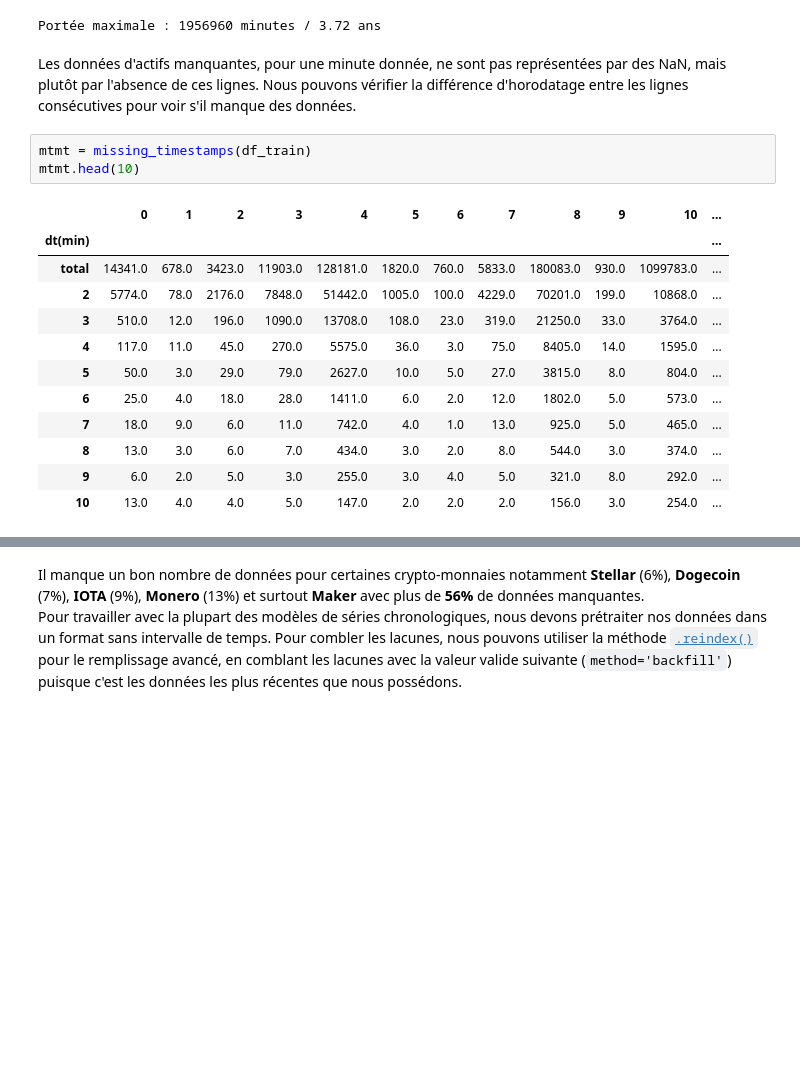
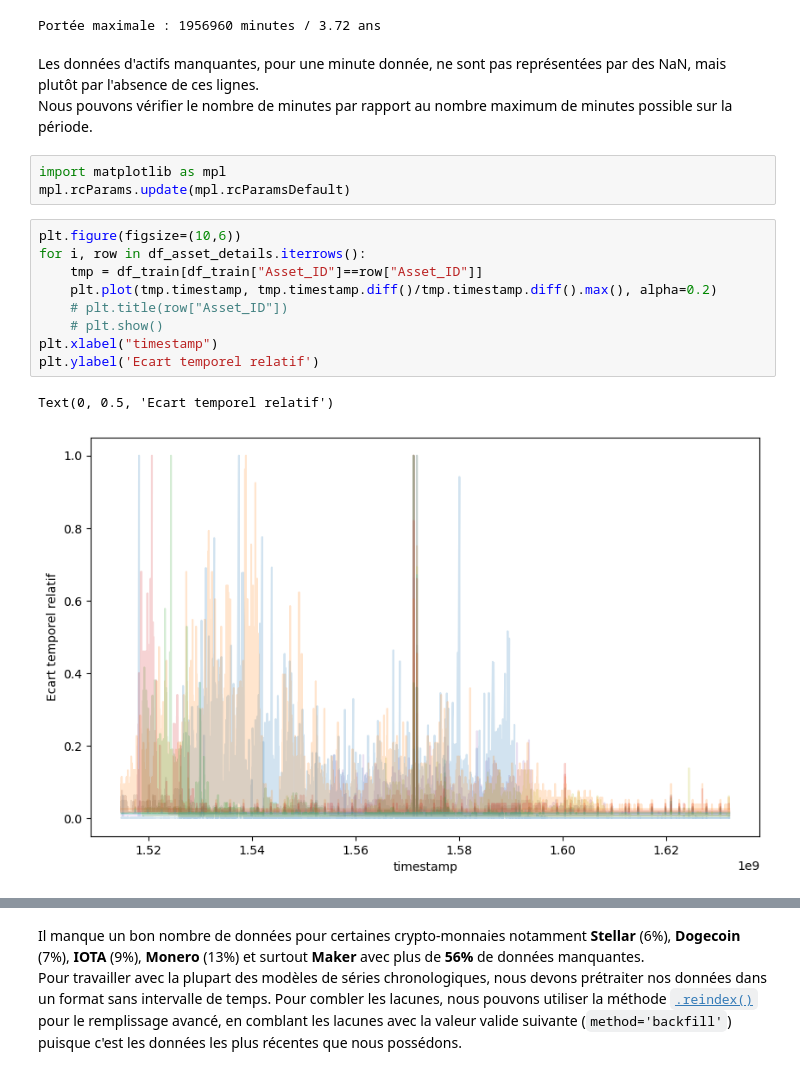
Before and after one commit to mGolos/Forecasting, a Jupyter notebook: exploration.ipynb, the cells around one changed output, grey strips where cells are left out. Cells and saved outputs as stored; diff of their text form; blank space fills up the shorter version.

```diff
--- a/exploration.ipynb
+++ b/exploration.ipynb
@@ -133,21 +111,20 @@ print(f"Portée maximale : {t_range} minutes / {t_range/60/24/365.25:.2f} ans")
 Portée maximale : 1956960 minutes / 3.72 ans
 # %% [markdown]
 Les données d'actifs manquantes, pour une minute donnée, ne sont pas représentées par des NaN, mais plutôt par l'absence de ces lignes.
-Nous pouvons vérifier la différence d'horodatage entre les lignes consécutives pour voir s'il manque des données.
+Nous pouvons vérifier le nombre de minutes par rapport au nombre maximum de minutes possible sur la période.
-# %%
-mtmt = missing_timestamps(df_train)
-mtmt.head(10)
-# %% [output]
-|  | 0 | 1 | 2 | 3 | 4 | 5 | 6 | 7 | 8 | 9 | 10 | ... |
-| dt(min) |  |  |  |  |  |  |  |  |  |  |  | ... |
-| total | 14341.0 | 678.0 | 3423.0 | 11903.0 | 128181.0 | 1820.0 | 760.0 | 5833.0 | 180083.0 | 930.0 | 1099783.0 | ... |
-| 2 | 5774.0 | 78.0 | 2176.0 | 7848.0 | 51442.0 | 1005.0 | 100.0 | 4229.0 | 70201.0 | 199.0 | 10868.0 | ... |
-| 3 | 510.0 | 12.0 | 196.0 | 1090.0 | 13708.0 | 108.0 | 23.0 | 319.0 | 21250.0 | 33.0 | 3764.0 | ... |
-| 4 | 117.0 | 11.0 | 45.0 | 270.0 | 5575.0 | 36.0 | 3.0 | 75.0 | 8405.0 | 14.0 | 1595.0 | ... |
-| 5 | 50.0 | 3.0 | 29.0 | 79.0 | 2627.0 | 10.0 | 5.0 | 27.0 | 3815.0 | 8.0 | 804.0 | ... |
-| 6 | 25.0 | 4.0 | 18.0 | 28.0 | 1411.0 | 6.0 | 2.0 | 12.0 | 1802.0 | 5.0 | 573.0 | ... |
-| 7 | 18.0 | 9.0 | 6.0 | 11.0 | 742.0 | 4.0 | 1.0 | 13.0 | 925.0 | 5.0 | 465.0 | ... |
-| 8 | 13.0 | 3.0 | 6.0 | 7.0 | 434.0 | 3.0 | 2.0 | 8.0 | 544.0 | 3.0 | 374.0 | ... |
-| 9 | 6.0 | 2.0 | 5.0 | 3.0 | 255.0 | 3.0 | 4.0 | 5.0 | 321.0 | 8.0 | 292.0 | ... |
-| 10 | 13.0 | 4.0 | 4.0 | 5.0 | 147.0 | 2.0 | 2.0 | 2.0 | 156.0 | 3.0 | 254.0 | ... |
+# %%
+import matplotlib as mpl
+mpl.rcParams.update(mpl.rcParamsDefault)
+# %%
+plt.figure(figsize=(10,6))
+for i, row in df_asset_details.iterrows():
+    tmp = df_train[df_train["Asset_ID"]==row["Asset_ID"]]
+    plt.plot(tmp.timestamp, tmp.timestamp.diff()/tmp.timestamp.diff().max(), alpha=0.2)
+    # plt.title(row["Asset_ID"])
+    # plt.show()
+plt.xlabel("timestamp")
+plt.ylabel('Ecart temporel relatif')
+# %% [output]
+Text(0, 0.5, 'Ecart temporel relatif')
+[figure, added]
 # %%
```
Also changed, not shown: parts of 9 cells of this notebook, 4 other files.
